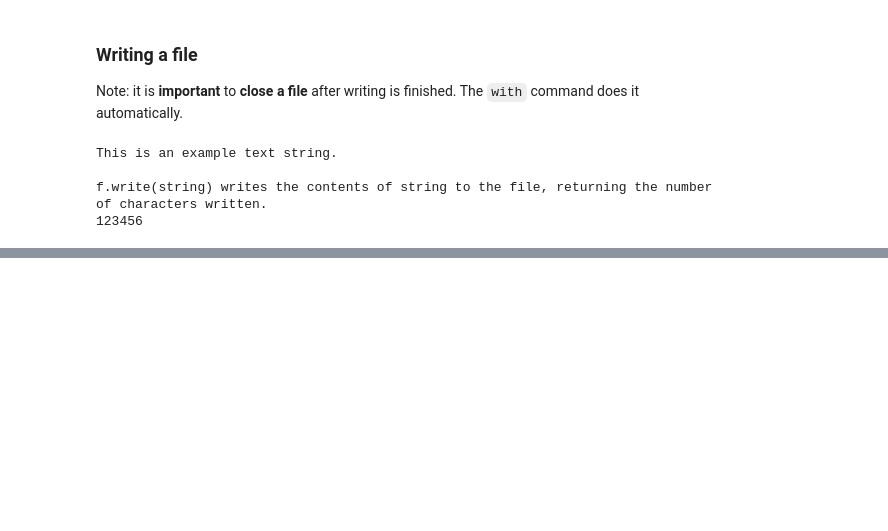
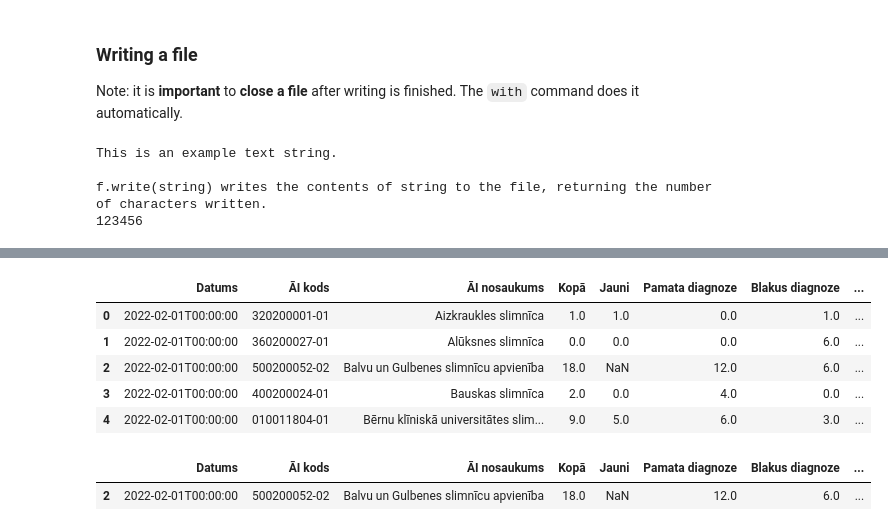
Before and after one commit to CaptSolo/LU_GeoPython_2022, a Jupyter notebook: notebooks/06 - Strings, File Input and Output.ipynb, the cells around one changed output, grey strips where cells are left out. Drawn from its saved outputs; the diff is of its cells as text; code cells hidden in the pictures; blank space fills up the shorter version.

```diff
--- a/notebooks/06 - Strings, File Input and Output.ipynb
+++ b/notebooks/06 - Strings, File Input and Output.ipynb
@@ -367,0 +563,14 @@ f.write(string) writes the contents of string to the file, returning the number
+# %%
+dataframe.head()
+# %% [output]
+|  | Datums | ĀI kods | ĀI nosaukums | Kopā | Jauni | Pamata diagnoze | Blakus diagnoze | ... |
+| 0 | 2022-02-01T00:00:00 | 320200001-01 | Aizkraukles slimnīca | 1.0 | 1.0 | 0.0 | 1.0 | ... |
+| 1 | 2022-02-01T00:00:00 | 360200027-01 | Alūksnes slimnīca | 0.0 | 0.0 | 0.0 | 6.0 | ... |
+| 2 | 2022-02-01T00:00:00 | 500200052-02 | Balvu un Gulbenes slimnīcu apvienība | 18.0 | NaN | 12.0 | 6.0 | ... |
+| 3 | 2022-02-01T00:00:00 | 400200024-01 | Bauskas slimnīca | 2.0 | 0.0 | 4.0 | 0.0 | ... |
+| 4 | 2022-02-01T00:00:00 | 010011804-01 | Bērnu klīniskā universitātes slim... | 9.0 | 5.0 | 6.0 | 3.0 | ... |
+# %%
+dataframe[2:3]
+# %% [output]
+|  | Datums | ĀI kods | ĀI nosaukums | Kopā | Jauni | Pamata diagnoze | Blakus diagnoze | ... |
+| 2 | 2022-02-01T00:00:00 | 500200052-02 | Balvu un Gulbenes slimnīcu apvienība | 18.0 | NaN | 12.0 | 6.0 | ... |
```
Also changed, not shown: parts of 21 cells of this notebook.
